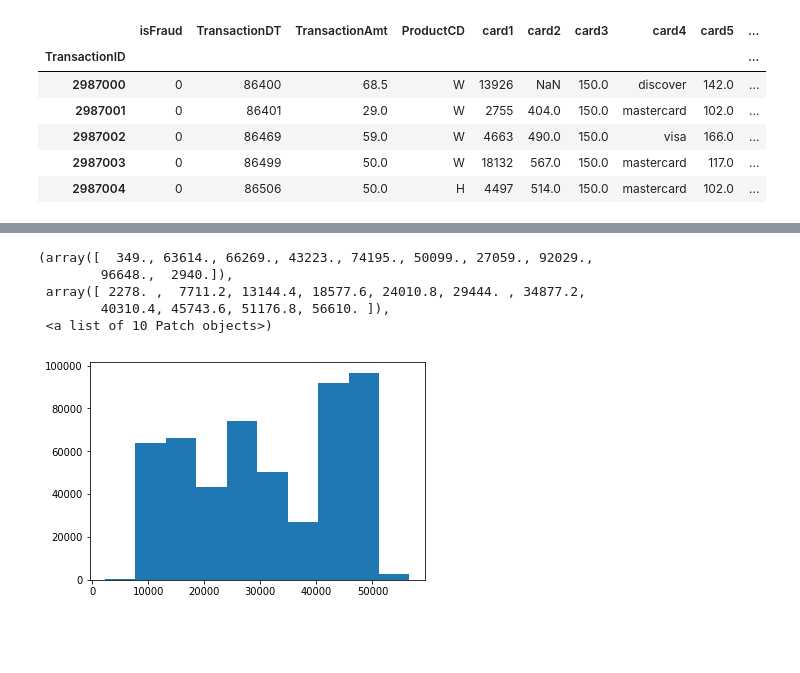
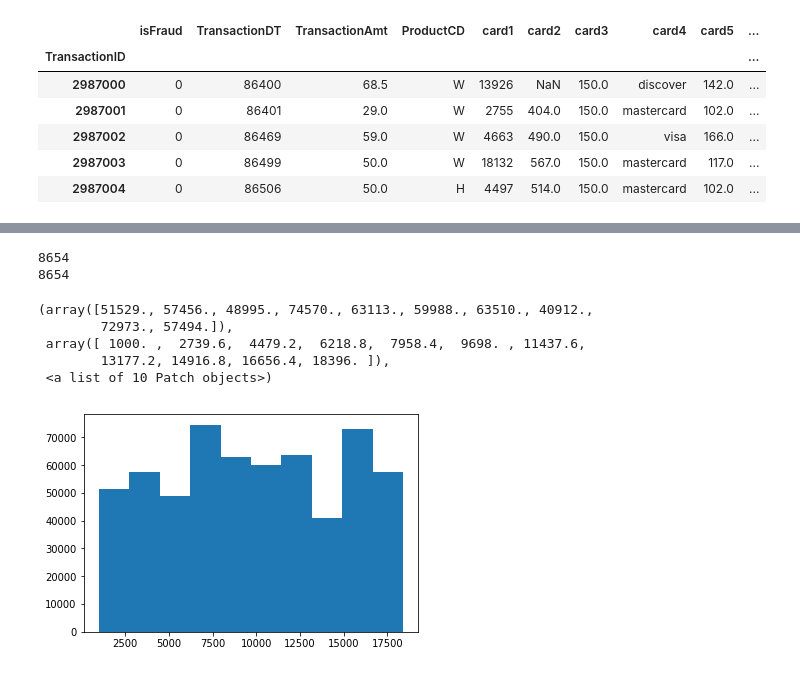
Before and after one commit to zakopuro/kaggle_IEEE_fraud_Detection, a Jupyter notebook: notebook/EDA.ipynb, the cells around one changed output, grey strips where cells are left out. Cells and saved outputs as stored; diff of their text form; code cells hidden in the pictures; blank space fills up the shorter version.

```diff
--- a/notebook/EDA.ipynb
+++ b/notebook/EDA.ipynb
@@ -31,11 +43,17 @@ df_train.head()
+# %%
+print(df_test['card2'].isnull().sum())
+print(x.isnull().sum())
+# %% [output]
+8654
+8654
 # %%
-x = df_train['card2'] * df_train['addr2']
+x = df_train['card1']
 plt.hist(x)
 # %% [output]
-(array([  349., 63614., 66269., 43223., 74195., 50099., 27059., 92029.,
-        96648.,  2940.]),
- array([ 2278. ,  7711.2, 13144.4, 18577.6, 24010.8, 29444. , 34877.2,
-        40310.4, 45743.6, 51176.8, 56610. ]),
+(array([51529., 57456., 48995., 74570., 63113., 59988., 63510., 40912.,
+        72973., 57494.]),
+ array([ 1000. ,  2739.6,  4479.2,  6218.8,  7958.4,  9698. , 11437.6,
+        13177.2, 14916.8, 16656.4, 18396. ]),
  <a list of 10 Patch objects>)
-[figure, old version]
+[figure, new version]
 # %%
```
Also changed, not shown: parts of 3 cells of this notebook, 3 other files.
